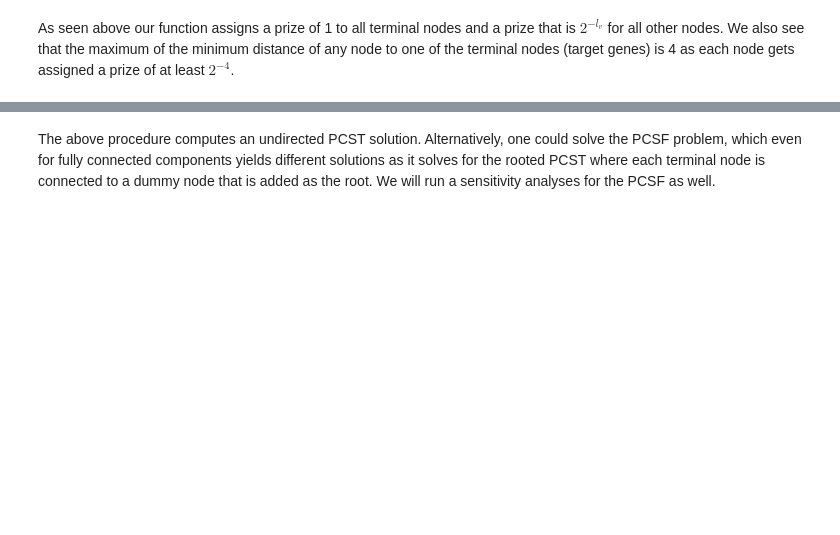
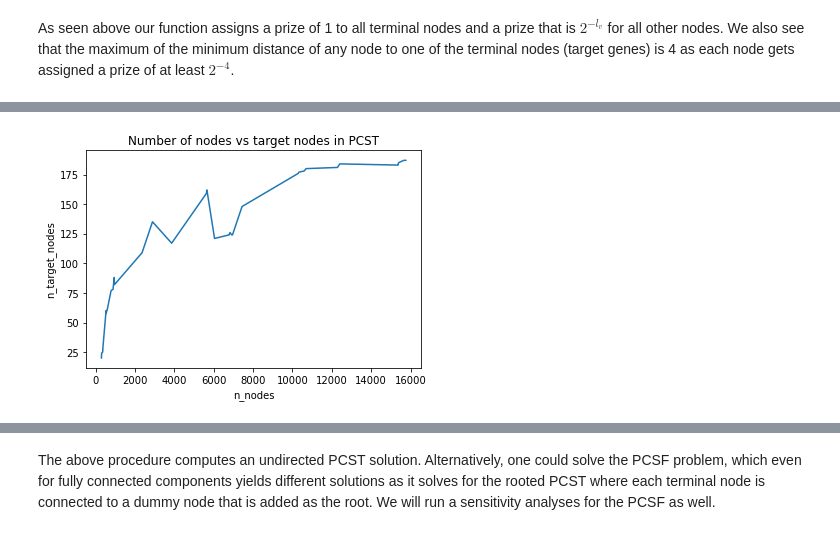
Before and after one commit to uhlerlab/image2reg, a Jupyter notebook: notebooks/ppi/steiner_tree_analysis.ipynb, the cells around one changed output, grey strips where cells are left out. Saved outputs shown, nothing was run; the diff lists cells and outputs as text; code cells hidden in the pictures; blank space fills up the shorter version.

Commit message:
updated notebooks for steiner tree analyses

```diff
--- a/notebooks/ppi/steiner_tree_analysis.ipynb
+++ b/notebooks/ppi/steiner_tree_analysis.ipynb
@@ -503,5 +539,5 @@ def expand_st_solution(steiner_tree, expansion_mode=None, alpha=1, k=1):
 # %%
-def analyze_sensitivity_analyses_results(trees_dict, target_nodes):
+def analyze_pcst_sensitivity_analyses_results(trees_dict, target_nodes):
     data = {
         "alpha": [],
         "beta": [],
@@ -512,6 +548,7 @@ def analyze_sensitivity_analyses_results(trees_dict, target_nodes):
         "n_louvain_clusters": [],
         "avg_node_degree": [],
         "std_node_degree": [],
+        "n_leaf_nodes": [],
         "n_target_nodes": [],
         "n_target_leafs": [],
         "avg_target_degree": [],
@@ -520,15 +557,10 @@ def analyze_sensitivity_analyses_results(trees_dict, target_nodes):
     keys = []
     for key, tree in tqdm(trees_dict.items(), desc="Analyze tree:"):
         keys.append(key)
-        alpha_start_idx = key.find("alpha_") + 6
-        alpha_end_idx = key.find("_beta_")
-        alpha = key[alpha_start_idx:alpha_end_idx]
-
-        beta_start_idx = alpha_end_idx + 6
-        beta_end_idx = key.find("_k_")
-        beta = key[beta_start_idx:beta_end_idx]
-
-        k = key[beta_end_idx + 3 :]
+        splitted = key.split("_")
+        alpha = splitted[2]
+        beta = splitted[4]
+        k = splitted[6]
 
         n_nodes = len(tree.nodes())
         n_edges = len(tree.edges())
@@ -550,6 +582,7 @@ def analyze_sensitivity_analyses_results(trees_dict, target_nodes):
         avg_target_degree = np.mean(target_degrees)
         std_target_degree = np.std(target_degrees)
         n_target_leafs = len(set(target_nodes).intersection(set(leaf_nodes)))
+        n_leaf_nodes = len(leaf_nodes)
         n_target_nodes = len(set(target_nodes).intersection(set(list(tree.nodes()))))
 
         data["alpha"].append(float(alpha))
@@ -565,6 +598,7 @@ def analyze_sensitivity_analyses_results(trees_dict, target_nodes):
         data["n_louvain_clusters"].append(n_louvain_clusters)
         data["avg_node_degree"].append(avg_node_degree)
         data["std_node_degree"].append(std_node_degree)
+        data["n_leaf_nodes"].append(n_leaf_nodes)
         data["n_target_nodes"].append(n_target_nodes)
         data["avg_target_degree"].append(avg_target_degree)
         data["std_target_degree"].append(std_target_degree)
@@ -1028,0 +1203,7 @@ with open("../../data/ppi/grid_pcs_augmented_trees_dict_072621.pkl", "wb") as ha
+# %%
+pcst_trees_dict = pickle.load(
+    open("../../data/ppi/grid_pcs_trees_dict_072621.pkl", "rb")
+)
+pcst_augmented_trees_dict = pickle.load(
+    open("../../data/ppi/grid_pcs_trees_dict_072621.pkl", "rb")
+)
@@ -1028,0 +1212,5 @@ with open("../../data/ppi/grid_pcs_augmented_trees_dict_072621.pkl", "wb") as ha
+# %%
+pcst_sensitivity_analyses_results = analyze_pcst_sensitivity_analyses_results(
+    pcst_trees_dict, target_nodes=terminals
+)
+pcst_sensitivity_analyses_results.head(20)
@@ -1028,0 +1258,6 @@ with open("../../data/ppi/grid_pcs_augmented_trees_dict_072621.pkl", "wb") as ha
+# %%
+ax = sns.lineplot(data=pcst_sensitivity_analyses_results, x="n_nodes", y="n_target_nodes")
+ax.set_title("Number of nodes vs target nodes in PCST")
+plt.show()
+# %% [output]
+[figure, added]
```
Also changed, not shown: parts of 48 cells of this notebook.
